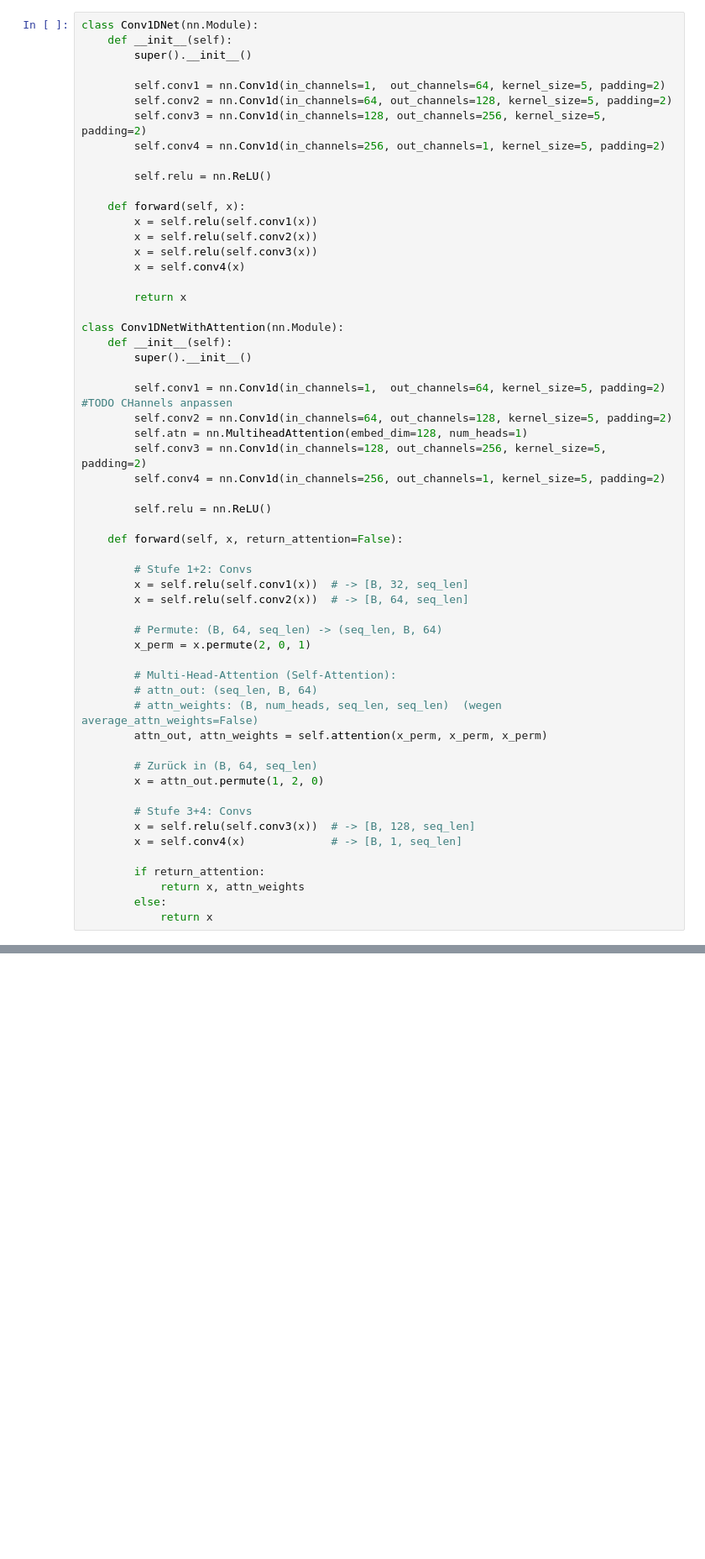
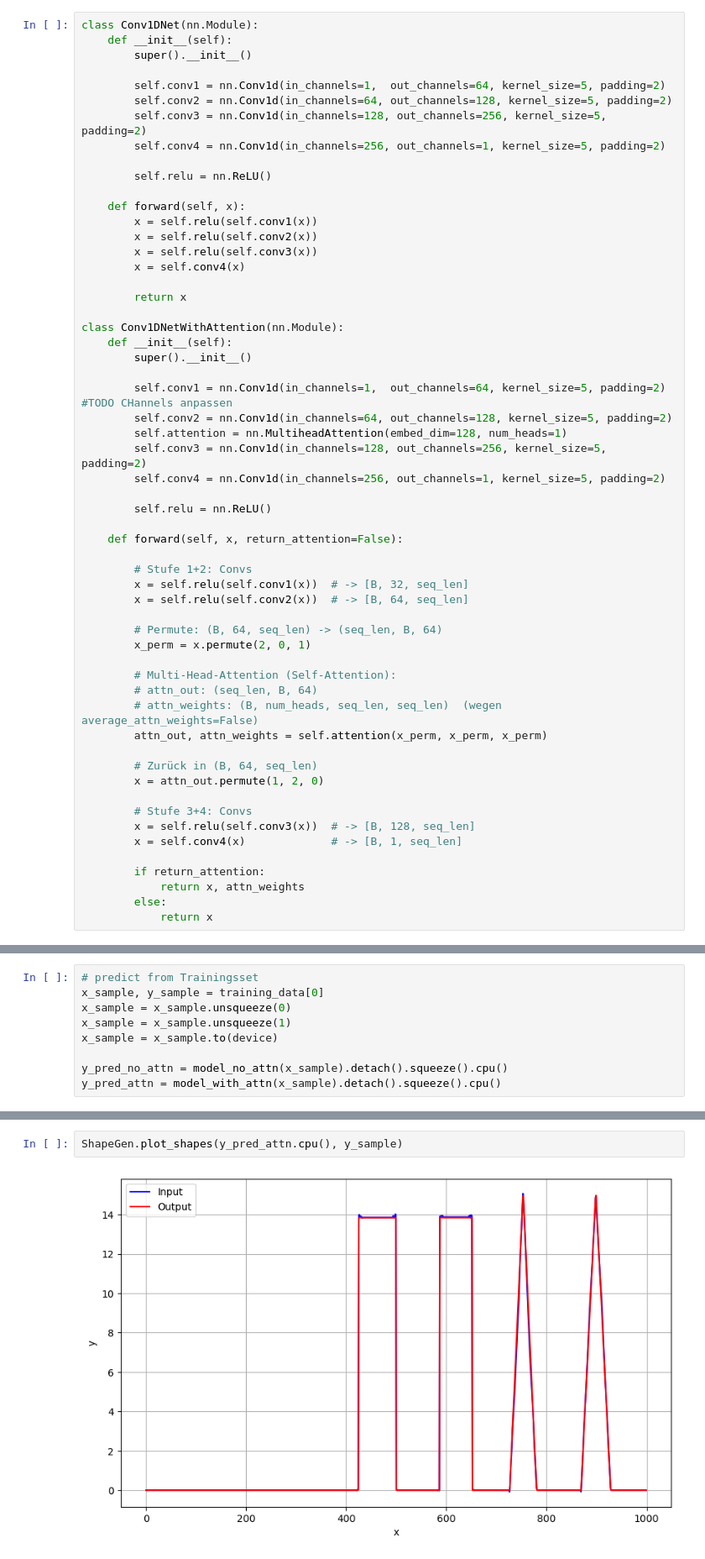
Before and after one commit to FloBaumgartner/cifar10_imgGeneration, a Jupyter notebook: vdl_mc_attentionTask.ipynb, the cells around one changed output, grey strips where cells are left out. Shown: that part at 84% size. Cells and saved outputs as stored; diff of their text form; blank space fills up the shorter version.

```diff
--- a/vdl_mc_attentionTask.ipynb
+++ b/vdl_mc_attentionTask.ipynb
@@ -51,7 +57,7 @@ class Conv1DNetWithAttention(nn.Module):
 
         self.conv1 = nn.Conv1d(in_channels=1,  out_channels=64, kernel_size=5, padding=2) #TODO CHannels anpassen
         self.conv2 = nn.Conv1d(in_channels=64, out_channels=128, kernel_size=5, padding=2)
-        self.atn = nn.MultiheadAttention(embed_dim=128, num_heads=1)
+        self.attention = nn.MultiheadAttention(embed_dim=128, num_heads=1)
         self.conv3 = nn.Conv1d(in_channels=128, out_channels=256, kernel_size=5, padding=2)
         self.conv4 = nn.Conv1d(in_channels=256, out_channels=1, kernel_size=5, padding=2)
 
@@ -148,0 +185,9 @@ def train_model(model, dataloader, num_epochs=10, lr=1e-3, device='gpu'):
+# %%
+# predict from Trainingsset
+x_sample, y_sample = training_data[0]
+x_sample = x_sample.unsqueeze(0)
+x_sample = x_sample.unsqueeze(1)
+x_sample = x_sample.to(device)
+
+y_pred_no_attn = model_no_attn(x_sample).detach().squeeze().cpu()
+y_pred_attn = model_with_attn(x_sample).detach().squeeze().cpu()
@@ -149,3 +209,7 @@ def train_model(model, dataloader, num_epochs=10, lr=1e-3, device='gpu'):
+# %%
+ShapeGen.plot_shapes(y_pred_attn.cpu(), y_sample)
+# %% [output]
+[figure, added]
 # %%
 # Angenommen wir haben schon ein trainiertes Modell:
 model_with_attn = Conv1DNetWithAttention()
```
Also changed, not shown: parts of 24 cells of this notebook, 2 other files.
